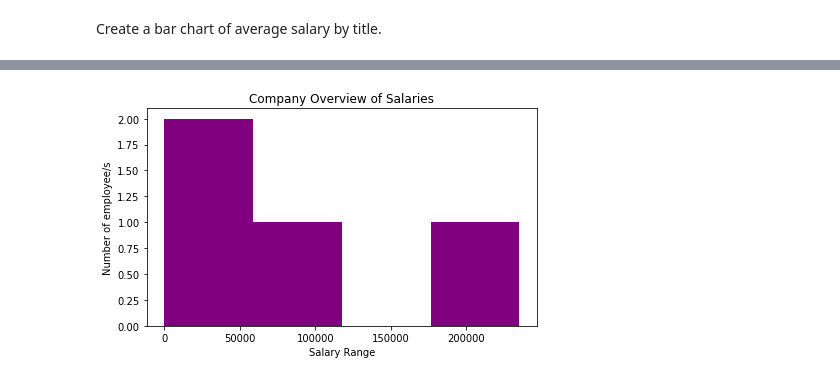
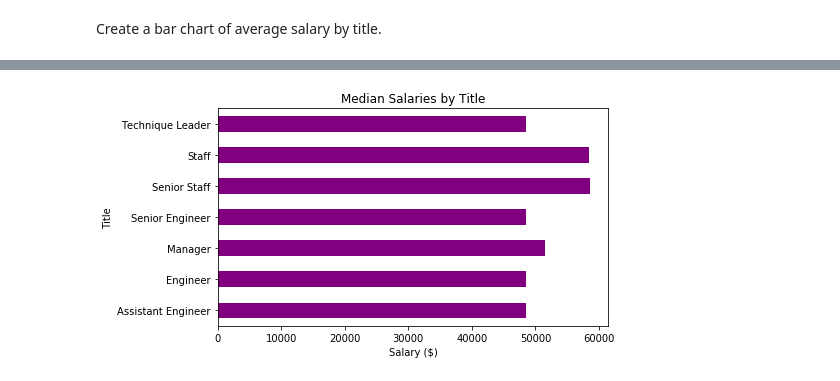
Before and after one commit to annabelcheong/sql-challenge, a Jupyter notebook: EmployeeSQL/bonus.ipynb, the cells around one changed output, grey strips where cells are left out. Saved outputs shown, nothing was run; the diff lists cells and outputs as text; code cells hidden in the pictures.

Commit message:
Completed bonus exercise. Need to do final check

```diff
--- a/EmployeeSQL/bonus.ipynb
+++ b/EmployeeSQL/bonus.ipynb
@@ -131,0 +104,20 @@ salaries_gp_df
+# %%
+# Query All Records in the the Database for:
+#emp_no, titles, salary
+
+##### QUERY FOR REQUIRED HEADINGS SAVED AS VIEW ON POSTGRES (AS BELOW)#####
+# CREATE VIEW QBONUS AS --Saved as a view 'QBONUS' in Database
+# SELECT emp.emp_no, titles.title, sal.salary
+#     FROM Employees emp
+#     INNER JOIN Titles
+#     ON emp.title_id=titles.title_id
+#         INNER JOIN Salaries sal
+#         ON emp.emp_no=sal.emp_no;
+############################################
+
+#Create connection and import view from postgres into pandas.
+titles_sal_df = pd.read_sql(
+    "SELECT * FROM QBONUS",connection)
+#Check data is imported and the number of row count (ie. number of employees).
+print(titles_sal_df.head())
+titles_sal_df.info()
@@ -131,0 +141,13 @@ salaries_gp_df
+# %%
+#Group by title
+titles_sal_gp_df=titles_sal_df.groupby(["title"])
+titles_meansalary_gp_df=titles_sal_gp_df.mean()#["salary"]
+titles_meansalary_gp_df
+
+###FORMATTING ######
+#Re-index
+titles_meansalary_gp_df=titles_meansalary_gp_df.reset_index()
+titles_meansalary_gp_df
+#Drop column 'emp_no'
+titles_meansalary_gp_df=titles_meansalary_gp_df.drop(columns={"emp_no"})
+titles_meansalary_gp_df
@@ -132,14 +163,14 @@ salaries_gp_df
 # %%
 #Use DataFrame.plot() in order to create a bar chart of the data
-salaries_gp_df.plot(kind="hist", bins=4,figsize=(7,4), x='Salary Category',y="salary", rot=0, color="purple", legend=False);
+titles_meansalary_gp_df.plot(kind="barh", figsize=(7,4), x='title',y="salary", rot=0, color="purple", legend=False);
 
 # Set a title for the chart
-plt.title("Company Overview of Salaries")
-plt.ylabel("Number of employee/s")
-plt.xlabel("Salary Range")
+plt.title("Median Salaries by Title")
+plt.ylabel("Title")
+plt.xlabel("Salary ($)")
 
 #Save figure
-plt.savefig("Company Overview of Salaries.png",bbox_inches="tight")
+plt.savefig("Median Salaries by Title.png",bbox_inches="tight")
 plt.show()
 # %% [output]
-[figure, old version]
+[figure, new version]
```
Also changed, not shown: parts of 3 cells of this notebook, 1 other file.
